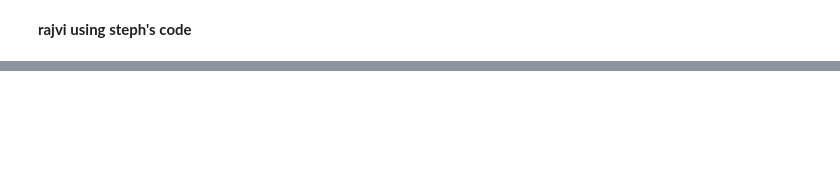
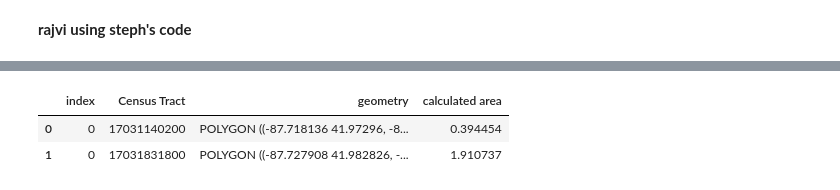
Before and after one commit to uchicago-dsi/cpl_project, a Jupyter notebook: can-summer-2023/api things/rajvi_use_mapbox_api.ipynb, the cells around one changed output, grey strips where cells are left out. Drawn from its saved outputs; the diff is of its cells as text; code cells hidden in the pictures; blank space fills up the shorter version.

```diff
--- a/can-summer-2023/api things/rajvi_use_mapbox_api.ipynb
+++ b/can-summer-2023/api things/rajvi_use_mapbox_api.ipynb
@@ -84,33 +84,38 @@ albanyPark=pd.DataFrame
 albanyPark = pd.DataFrame(columns=['Census Tract','geometry'])
 areaCalculations = pd.DataFrame(columns=['Census Tract','geometry'])
 albanyPark.reset_index(inplace = True)
 
 # for loop to make dataframe of overlapping census tracts with the names of each census tract and polygon of area covered
 # for loop also adds to new data frame which is collecting the name and geometry of the entire census tract that is partially or fully covered by
 # the radius
 
 geod=Geod(ellps='WGS84')
 censusAreas = []
 
 
 for index, row in censusTracts.iterrows():
     if ((branchRadii.intersection(row['geometry']))[0]).is_empty:
         empty=[]
         empty.append("none")
     else:
         temp = pd.DataFrame({"Census Tract": row['geoid'],"geometry": [(branchRadii.intersection(row['geometry'])[0])]}, index=[0])
         albanyPark=pd.concat([albanyPark,temp])
         geomTemp = pd.DataFrame({"Census Tract": row['geoid'],"geometry": [(row['geometry'])]})
         areaCalculations = pd.concat([areaCalculations, geomTemp])
 
 
 for index, row in areaCalculations.iterrows():
     poly_area, poly_perimeter = geod.geometry_area_perimeter(row['geometry'])
     poly_area = poly_area / -10**6
     censusAreas.append(poly_area)
 
 areaCalculations['calculated area'] = censusAreas
 areaCalculations.reset_index(inplace = True)
+areaCalculations
+# %% [output]
+|  | index | Census Tract | geometry | calculated area |
+| 0 | 0 | 17031140200 | POLYGON ((-87.718136 41.97296, -8... | 0.394454 |
+| 1 | 0 | 17031831800 | POLYGON ((-87.727908 41.982826, -... | 1.910737 |
 # %%
 # convert albanyPark to geodata frame and reasssign to crs used for area calculations (by default, its 4326 geometries)
 albanyPark = gpd.GeoDataFrame(albanyPark, crs="epsg:4326")
```
Also changed, not shown: parts of 2 cells of this notebook, 3 other files.
